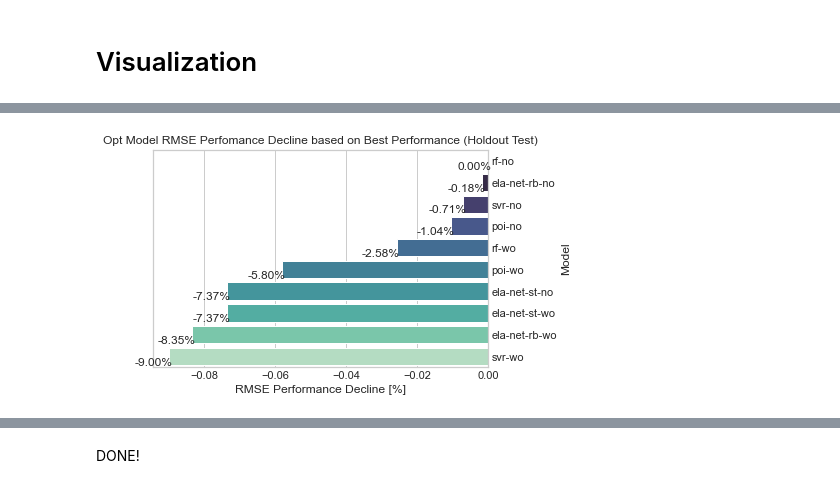
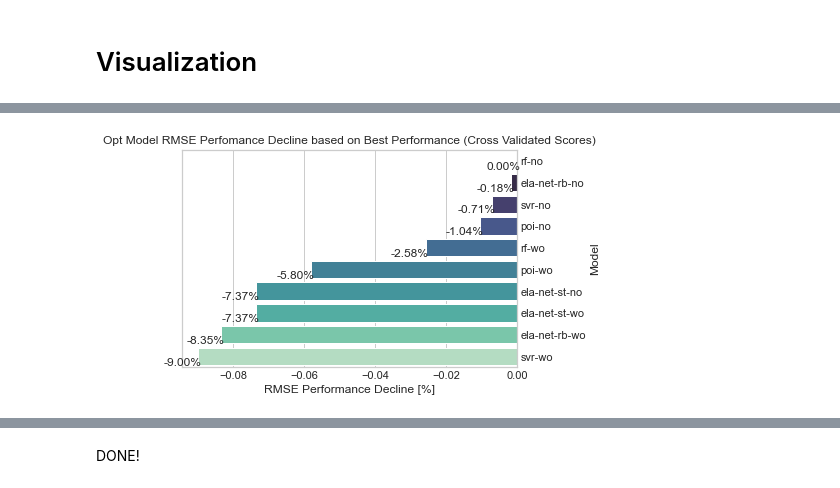
Before and after one commit to luiul/statistics-meets-logistics, a Jupyter notebook: 1-dl-project/dl-9-score-analysis.ipynb, the cells around one changed output, grey strips where cells are left out. Cells and saved outputs as stored; diff of their text form; code cells hidden in the pictures.

Commit message:
updated score visualizations

```diff
--- a/1-dl-project/dl-9-score-analysis.ipynb
+++ b/1-dl-project/dl-9-score-analysis.ipynb
@@ -174,17 +174,17 @@ axes[0].set_title('Cross Validated Model Scores',fontsize=14,fontweight='bold');
 # %%
 ax = sns.barplot(data=df_rmse_min,x='RMSE',y=df_rmse_min.index,palette='mako')
 
 ax.set(ylabel='Model',xlabel='RMSE Performance Decline [%]')
 
 ax.yaxis.set_label_position("right")
 ax.yaxis.set_ticks_position("right")
 ax.tick_params(axis=u'both', which=u'both',length=0)
 
 show_values_on_bars(ax,"h",0.001,True,True)
 
-ax.set_title('Opt Model RMSE Perfomance Decline based on Best Performance (Holdout Test)');
+ax.set_title('Opt Model RMSE Perfomance Decline based on Best Performance (Cross Validated Scores)');
 # %% [output]
-[figure, old version]
+[figure, new version]
 # %%
 fig,axes = plt.subplots(nrows=3, ncols=1,figsize=(16,20))
 
```
Also changed, not shown: parts of 9 cells of this notebook, 4 other files.
